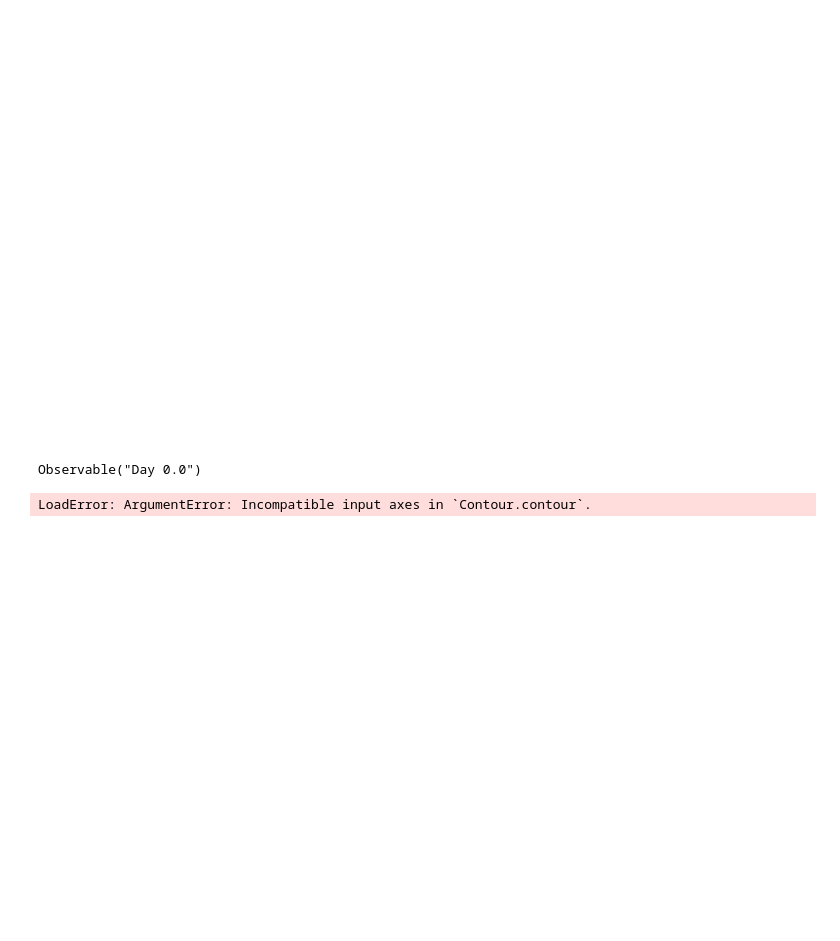
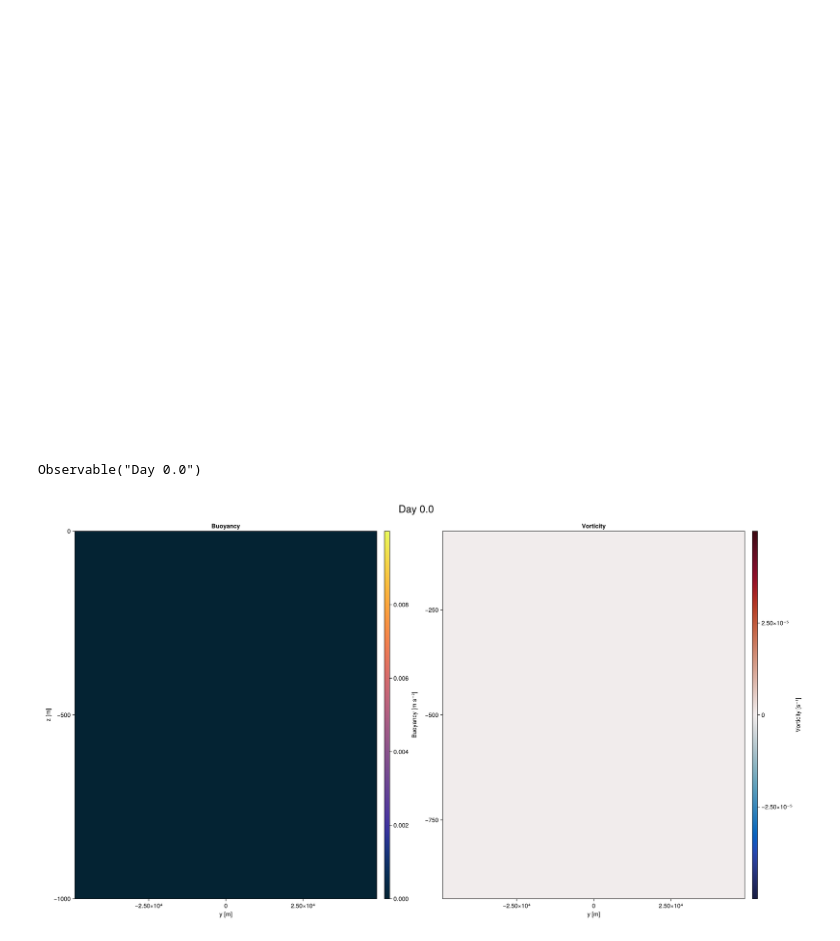
Before and after one commit to tom-rex/Oceananigans_projects, a Jupyter notebook: 2D_frontogenesis.ipynb, the cells around one changed output. Saved outputs shown, nothing was run; the diff lists cells and outputs as text; code cells hidden in the pictures; blank space fills up the shorter version.

```diff
--- a/2D_frontogenesis.ipynb
+++ b/2D_frontogenesis.ipynb
@@ -212,34 +186,34 @@ Observable("Day 0.0")
 # %%
 # Animations of Buoyancy and Vorticity
 
 
 
 empty!(fig)
 
 # Buoyancy plot
 ax_b = Axis(fig[1, 1], title="Buoyancy", xlabel="y [m]", ylabel="z [m]")
 hm_b = heatmap!(ax_b, x, z, b_slice, colorrange=(0, Δb), colormap=:thermal)
-contour!(ax_b, x, z, b_slice, levels=10, color=:black, linewidth=0.5)
+#contour!(ax_b, x, z, b_slice ; levels=10, color=:black, linewidth=0.5)
 Colorbar(fig[1, 2], hm_b, label="Buoyancy [m s⁻²]")
 
 
 # Vorticity plot
 ax_ζ = Axis(fig[1, 3], title="Vorticity", xlabel="y [m]")
-hm_ζ = heatmap!(ax_ζ, x, z, ζ_slice, colorrange=(-1e-1, 1e-1), colormap=:balance)
-#contour!(ax_ζ, x, z, b_slice, levels=10, color=:black, linewidth=0.5)  # Overlay buoyancy contours
+hm_ζ = heatmap!(ax_ζ, x, z, ζ_slice, colorrange=(1e-1, 1e-1), colormap=:balance)
+#contour!(ax_ζ, x, z, b_slice ; levels=10, color=:black, linewidth=0.5)  # Overlay buoyancy contours
 Colorbar(fig[1, 4], hm_ζ, label="Vorticity [s⁻¹]")
 
 Label(fig[0, :], title_text, fontsize=24)
 
 # Create animation
 frames = 1:length(times)
 record(fig, filename * "_animation.mp4", frames, framerate=8) do i
     n[] = i
 end
 
 fig  # Display final frame
 # %% [output]
-LoadError: ArgumentError: Incompatible input axes in `Contour.contour`.
+[figure, added]
 # %%
 #animation of U only
 
```
Also changed, not shown: parts of 9 cells of this notebook.
